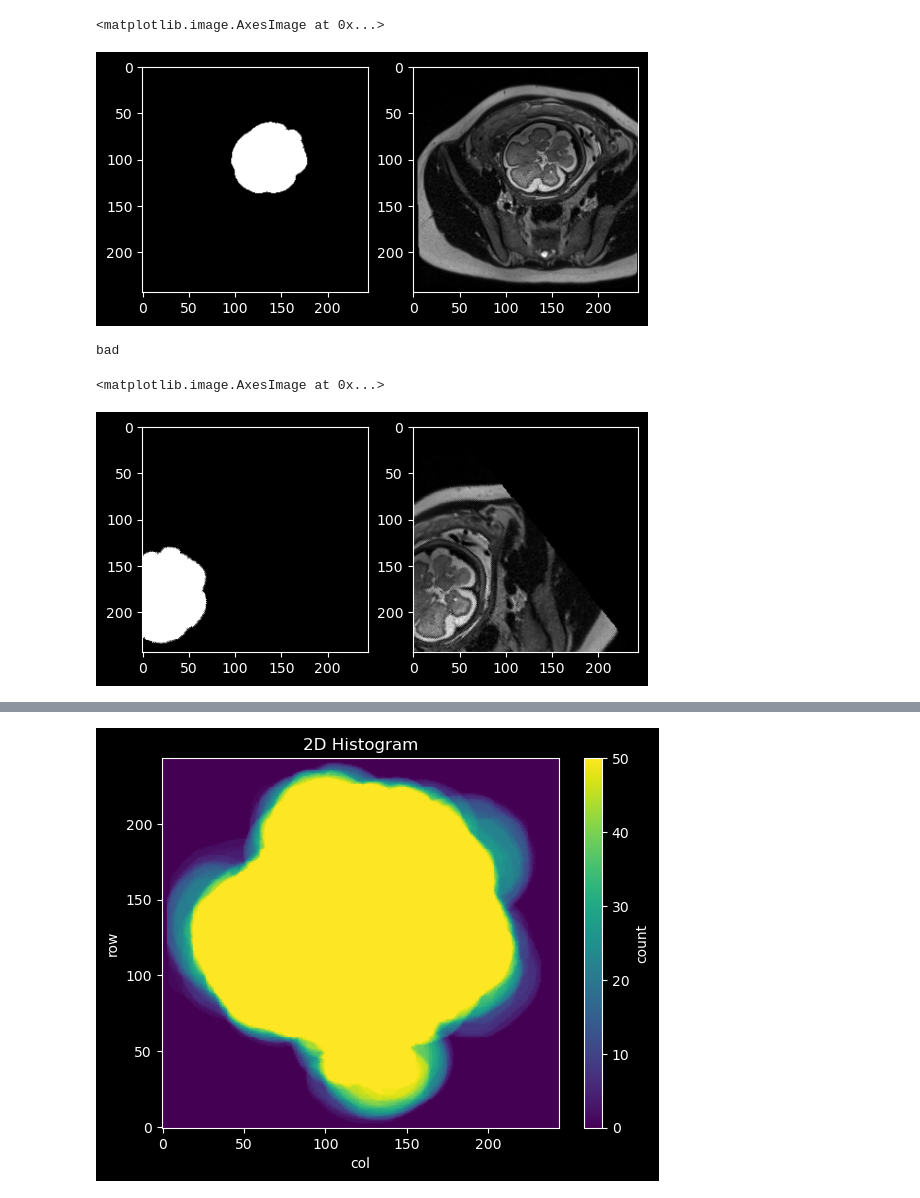
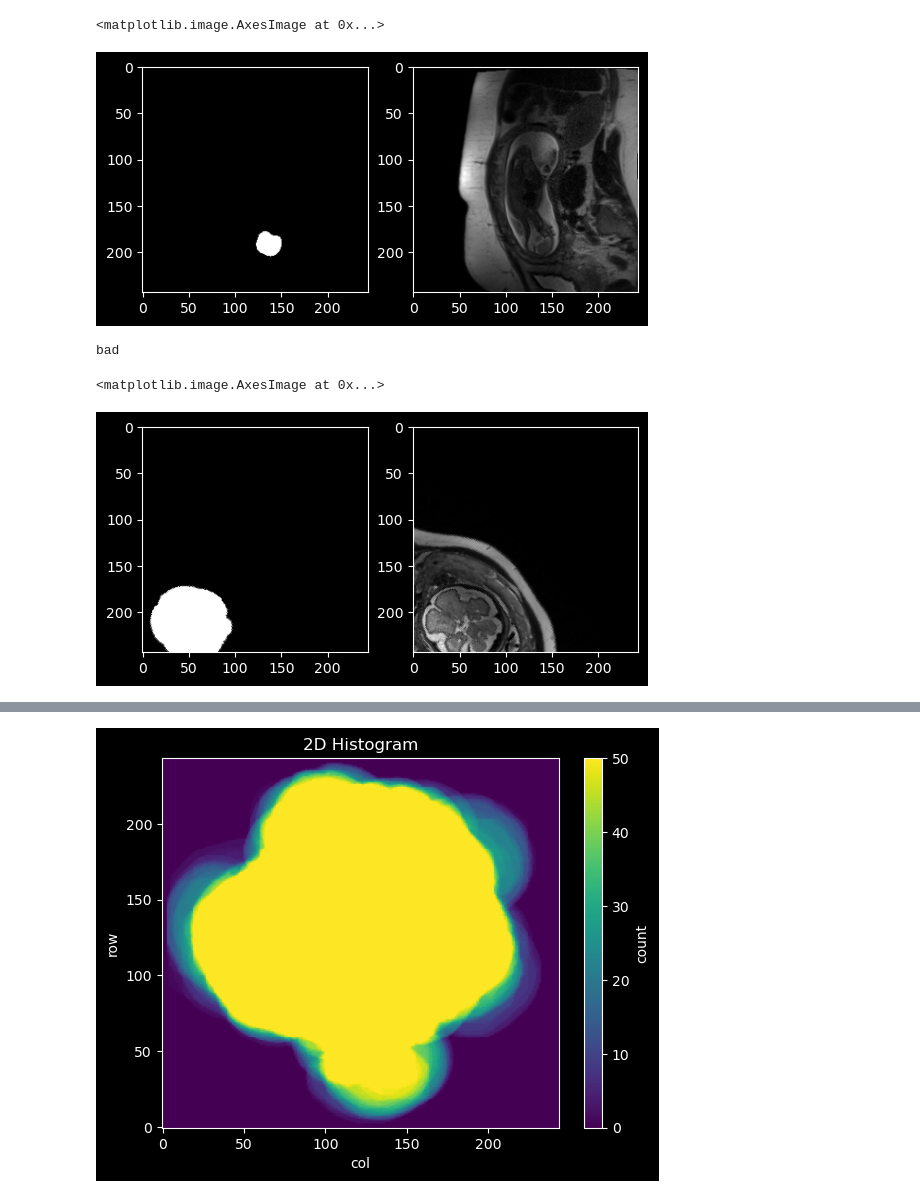
Before and after one commit to MedicalVisionGroup/FetalBrainIQA, a Jupyter notebook: src/explore/explore_locations.ipynb, the cells around one changed output, grey strips where cells are left out. Saved outputs shown, nothing was run; the diff lists cells and outputs as text; code cells hidden in the pictures.

```diff
--- a/src/explore/explore_locations.ipynb
+++ b/src/explore/explore_locations.ipynb
@@ -21,19 +21,19 @@ data_dir = Path('/data/vision/polina/users/marcusbl/data')
 dataset = DicomDataset(data_dir)
 dataset.set_norm(mask_method = 'stack')
 # %%
-idx = 720
+idx = 51
 
 full = dataset[idx][0]
 
 mask = full[1]
 scan = full[0]
 
 fig, ax = plt.subplots(ncols = 2)
 ax[0].imshow(mask, vmin=0, vmax=1, cmap='grey')
 ax[1].imshow(scan, cmap="gray")
 # %% [output]
 <matplotlib.image.AxesImage at 0x...>
-[figure, old version]
+[figure, new version]
 # %%
 augs = get_spatial_transform_list(trans_perc = 0.40, translate_far = True)
 # augs = get_spatial_transform_list(trans_perc = 0.20, translate_far = False)
@@ -52,7 +52,7 @@ ax[1].imshow(new_scan, cmap="gray")
 # %% [output]
 bad
 <matplotlib.image.AxesImage at 0x...>
-[figure, old version]
+[figure, new version]
 # %%
 dataloader = DataLoader(dataset, batch_size = 32)
 
```
Also changed, not shown: parts of 2 cells of this notebook, 2 other files.
